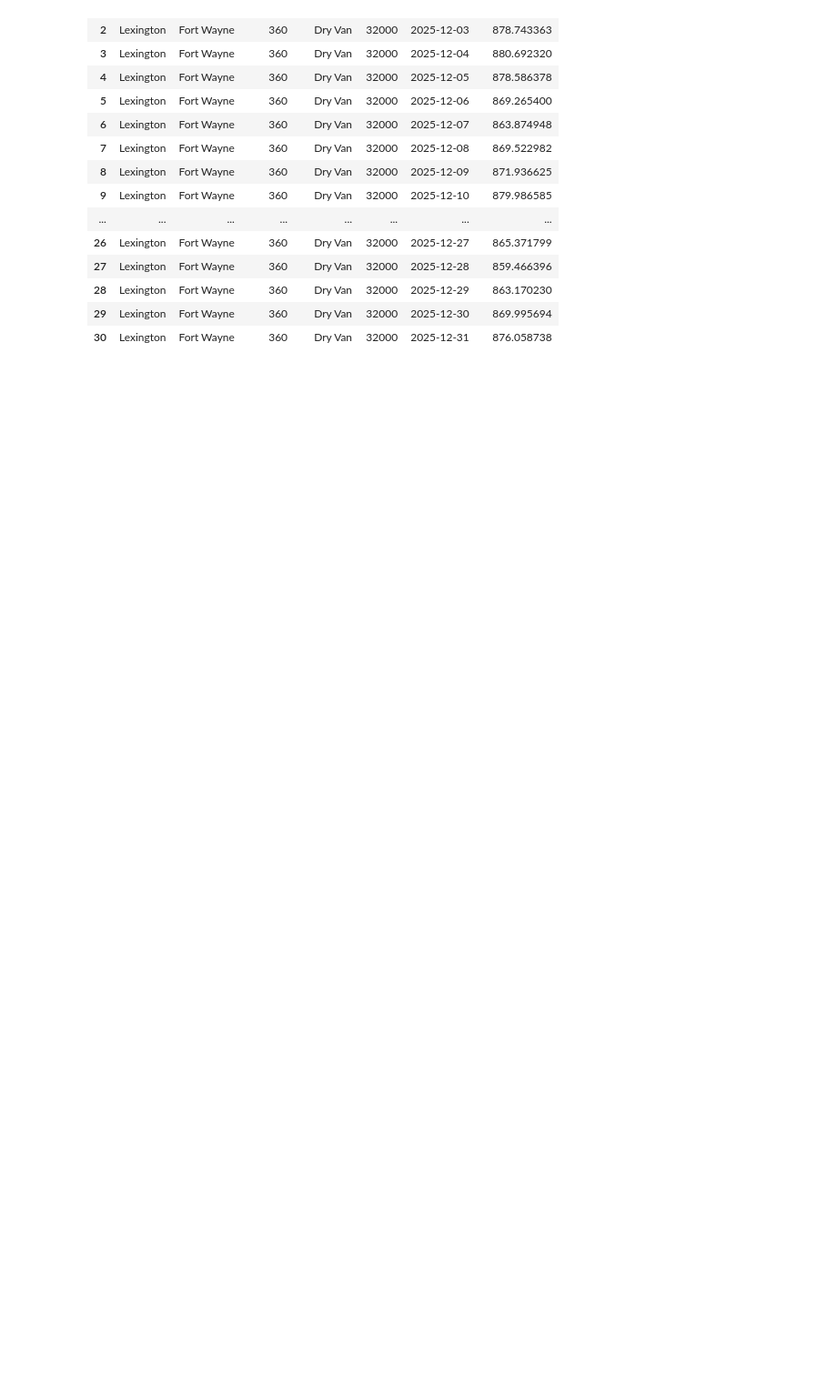
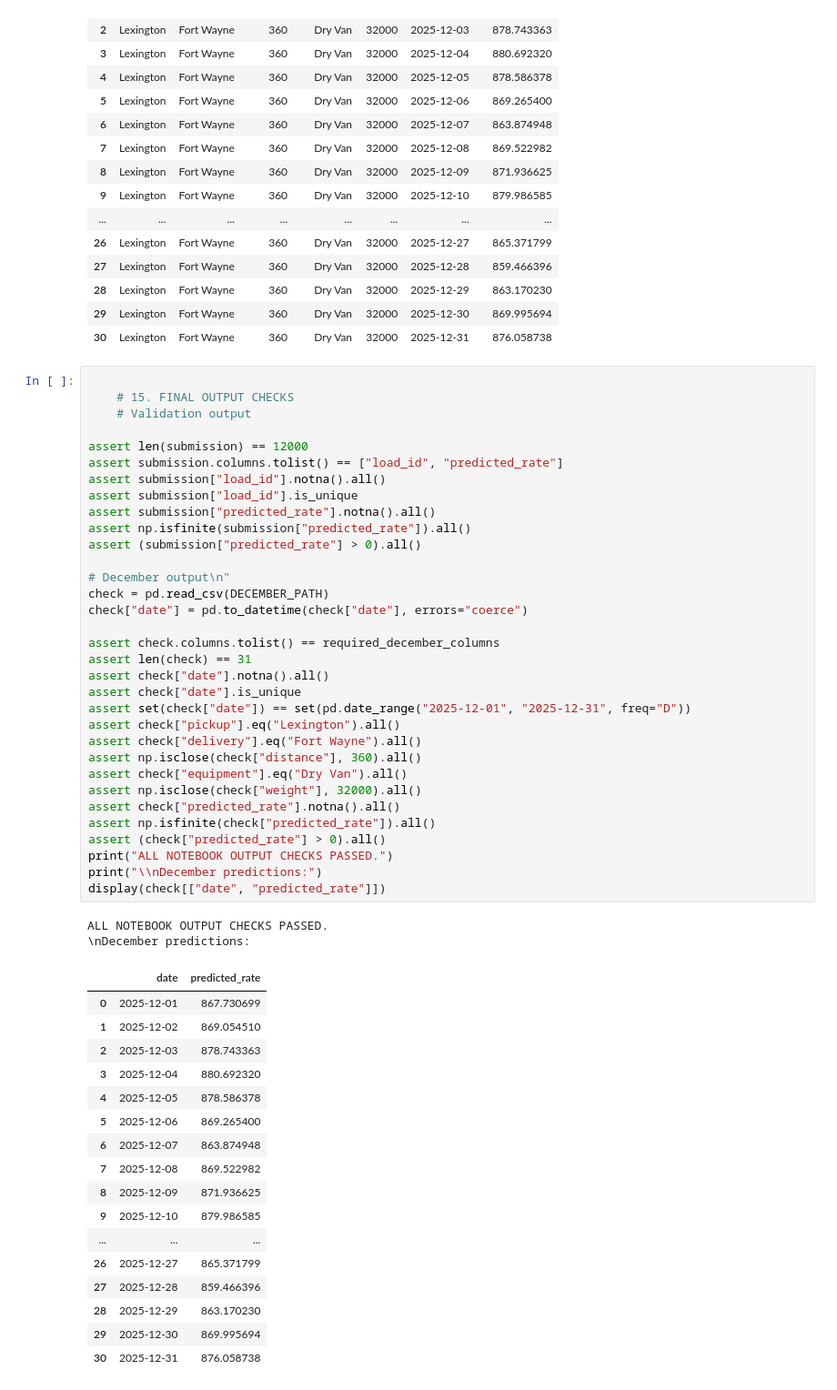
Before and after one commit to shanecoutinho/spotter-freight-rate, a Jupyter notebook: notebooks/01_spotter_freight_rate_final.ipynb, the cells around one changed output. Shown at 91% size. Saved outputs shown, nothing was run; the diff lists cells and outputs as text; blank space fills up the shorter version.

```diff
--- a/notebooks/01_spotter_freight_rate_final.ipynb
+++ b/notebooks/01_spotter_freight_rate_final.ipynb
@@ -641,3 +641,56 @@ Saved: /home/shane-bonifacio-coutinho/Desktop/spotter-freight-rate/data/december
 | 28 | Lexington | Fort Wayne | 360 | Dry Van | 32000 | 2025-12-29 | 863.170230 |
 | 29 | Lexington | Fort Wayne | 360 | Dry Van | 32000 | 2025-12-30 | 869.995694 |
 | 30 | Lexington | Fort Wayne | 360 | Dry Van | 32000 | 2025-12-31 | 876.058738 |
+# %%
+
+	# 15. FINAL OUTPUT CHECKS
+    # Validation output
+
+assert len(submission) == 12000
+assert submission.columns.tolist() == ["load_id", "predicted_rate"]
+assert submission["load_id"].notna().all()
+assert submission["load_id"].is_unique
+assert submission["predicted_rate"].notna().all()
+assert np.isfinite(submission["predicted_rate"]).all()
+assert (submission["predicted_rate"] > 0).all()
+
+# December output\n"
+check = pd.read_csv(DECEMBER_PATH)
+check["date"] = pd.to_datetime(check["date"], errors="coerce")
+
+assert check.columns.tolist() == required_december_columns
+assert len(check) == 31
+assert check["date"].notna().all()
+assert check["date"].is_unique
+assert set(check["date"]) == set(pd.date_range("2025-12-01", "2025-12-31", freq="D"))
+assert check["pickup"].eq("Lexington").all()
+assert check["delivery"].eq("Fort Wayne").all()
+assert np.isclose(check["distance"], 360).all()
+assert check["equipment"].eq("Dry Van").all()
+assert np.isclose(check["weight"], 32000).all()
+assert check["predicted_rate"].notna().all()
+assert np.isfinite(check["predicted_rate"]).all()
+assert (check["predicted_rate"] > 0).all()
+print("ALL NOTEBOOK OUTPUT CHECKS PASSED.")
+print("\\nDecember predictions:")
+display(check[["date", "predicted_rate"]])
+# %% [output]
+ALL NOTEBOOK OUTPUT CHECKS PASSED.
+\nDecember predictions:
+|  | date | predicted_rate |
+| 0 | 2025-12-01 | 867.730699 |
+| 1 | 2025-12-02 | 869.054510 |
+| 2 | 2025-12-03 | 878.743363 |
+| 3 | 2025-12-04 | 880.692320 |
+| 4 | 2025-12-05 | 878.586378 |
+| 5 | 2025-12-06 | 869.265400 |
+| 6 | 2025-12-07 | 863.874948 |
+| 7 | 2025-12-08 | 869.522982 |
+| 8 | 2025-12-09 | 871.936625 |
+| 9 | 2025-12-10 | 879.986585 |
+| ... | ... | ... |
+| 26 | 2025-12-27 | 865.371799 |
+| 27 | 2025-12-28 | 859.466396 |
+| 28 | 2025-12-29 | 863.170230 |
+| 29 | 2025-12-30 | 869.995694 |
+| 30 | 2025-12-31 | 876.058738 |
```
Also changed, not shown: parts of 1 cell of this notebook.
